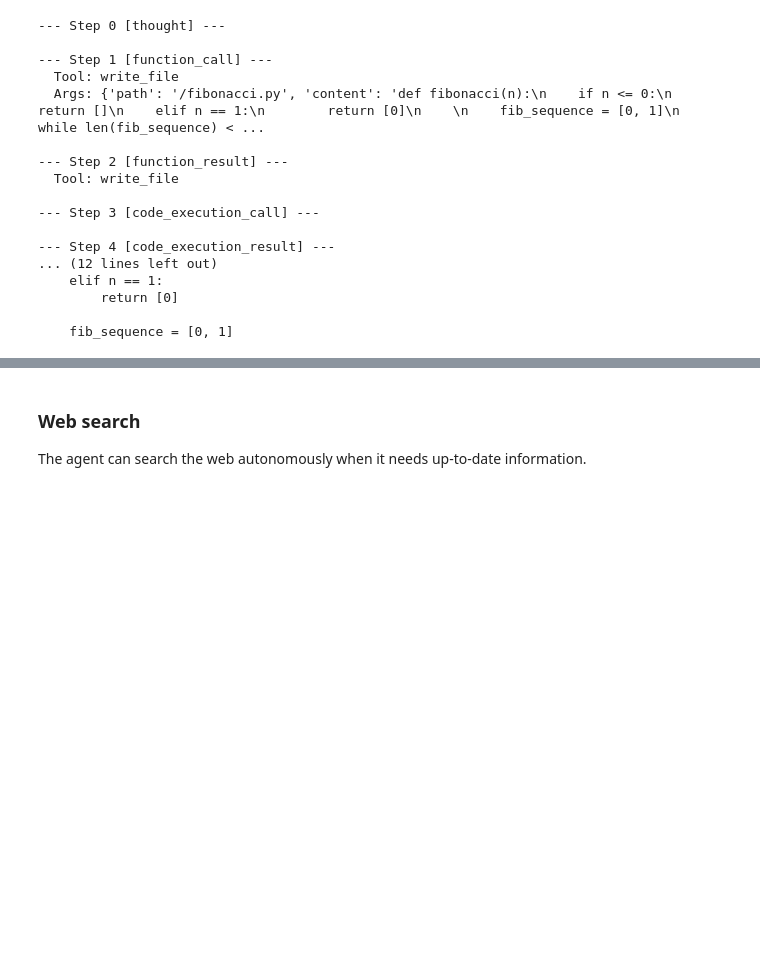
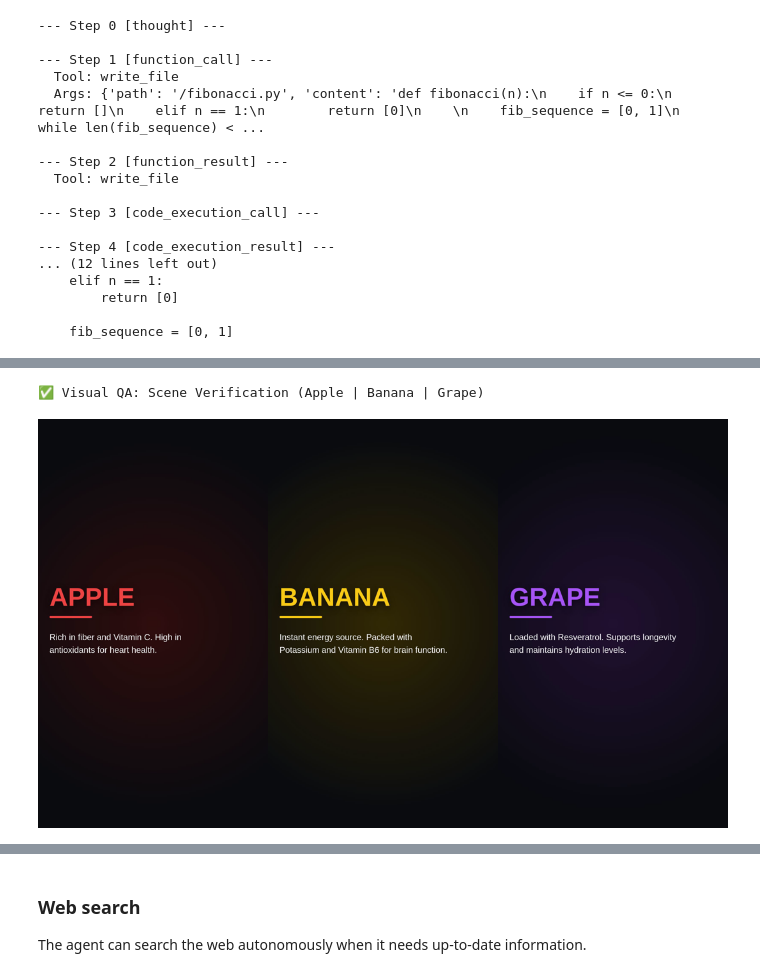
Before and after one commit to nixmotiontech/gtech, a Jupyter notebook: quickstarts/Get_started_managed_agents.ipynb, the cells around one changed output, grey strips where cells are left out. Drawn from its saved outputs; the diff is of its cells as text; code cells hidden in the pictures; blank space fills up the shorter version.

```diff
--- a/quickstarts/Get_started_managed_agents.ipynb
+++ b/quickstarts/Get_started_managed_agents.ipynb
@@ -522,0 +834,29 @@ for i, step in enumerate(interaction.steps):
+# %%
+# Stage 3: Visual QA Inspection
+import cv2
+import PIL.Image
+from IPython.display import display
+
+def inspect_fruits():
+    video_path = '/content/remotion-core/fruit_showcase.mp4'
+    cap = cv2.VideoCapture(video_path)
+    # Sample at start of each series sequence (0s, 5s, 10s)
+    frames = []
+    for f_idx in [0, 150, 300]:
+        cap.set(cv2.CAP_PROP_POS_FRAMES, f_idx + 30) # Capture after entry animation
+        ret, frame = cap.read()
+        if ret:
+            frames.append(PIL.Image.fromarray(cv2.cvtColor(frame, cv2.COLOR_BGR2RGB)).resize((360, 640)))
+
+    combined = PIL.Image.new('RGB', (360 * 3, 640))
+    for i, img in enumerate(frames):
+        combined.paste(img, (i * 360, 0))
+
+    print("✅ Visual QA: Scene Verification (Apple | Banana | Grape)")
+    display(combined)
+    cap.release()
+
+inspect_fruits()
+# %% [output]
+✅ Visual QA: Scene Verification (Apple | Banana | Grape)
+[figure, added]
```
Also changed, not shown: parts of 10 cells of this notebook.
